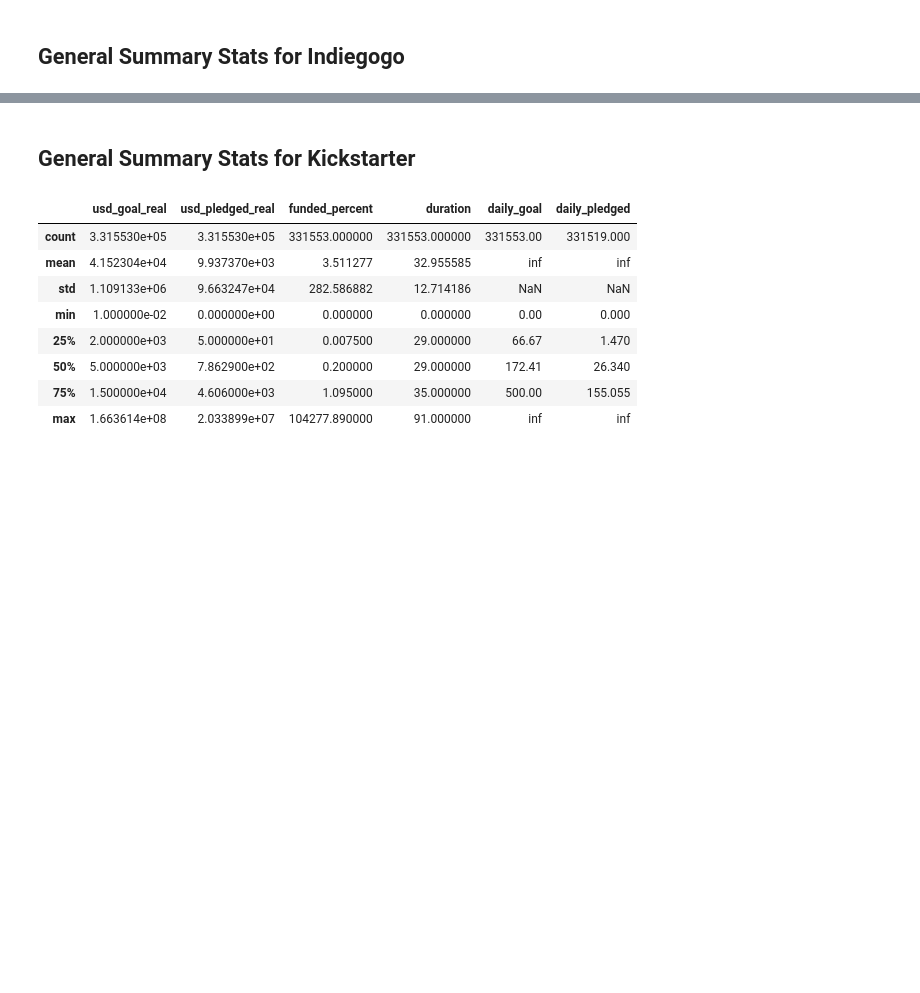
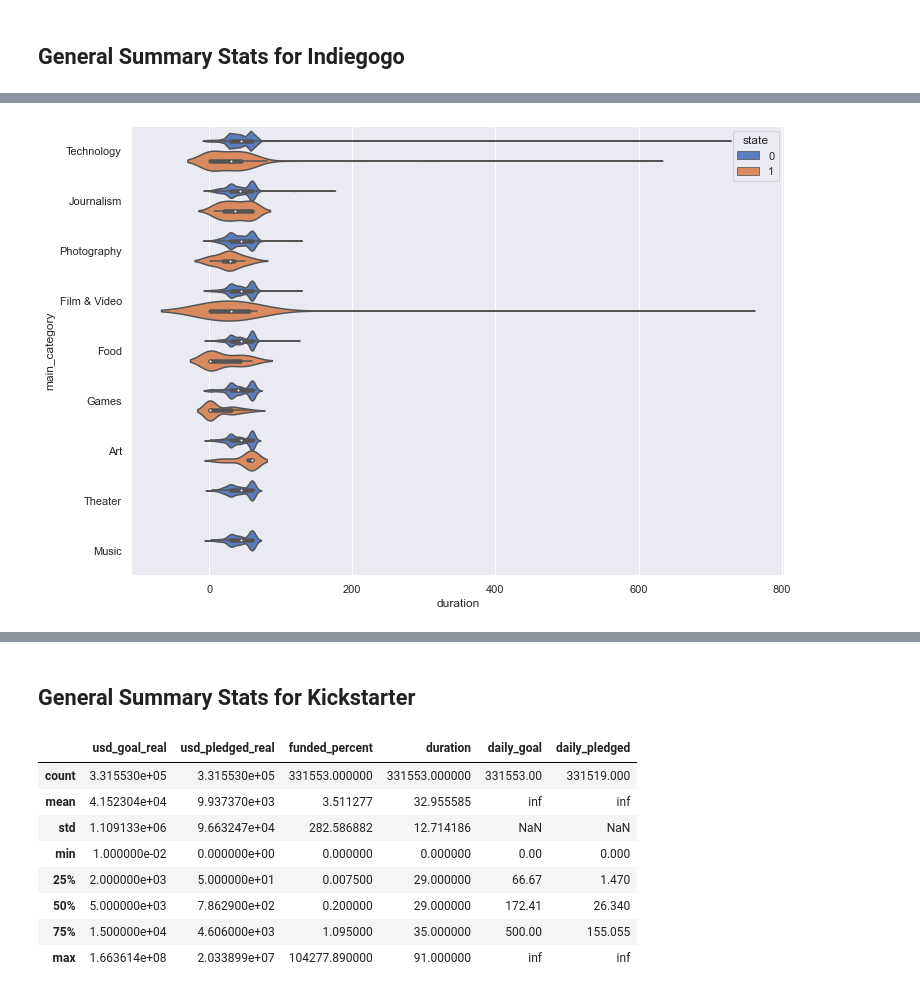
Before and after one commit to Best-Brain-Gang/Crowdfunding_Analysis, a Jupyter notebook: crowdfunding_analyzer.ipynb, the cells around one changed output, grey strips where cells are left out. Drawn from its saved outputs; the diff is of its cells as text; code cells hidden in the pictures; blank space fills up the shorter version.

Commit message:
duration violin plot for inidegogo 0/1

```diff
--- a/crowdfunding_analyzer.ipynb
+++ b/crowdfunding_analyzer.ipynb
@@ -579,0 +574,13 @@ indiegogo_summary_df_test
+# %%
+# Violin plot of duration by state
+sns.set(rc={'figure.figsize':(11.7,8.27)})
+ax = sns.violinplot(
+    x="duration",
+    y="main_category",
+    hue="state",
+    data=indiegog_data_df,
+    scale="width",
+    palette="muted"
+    )
+# %% [output]
+[figure, added]
```
Also changed, not shown: parts of 15 cells of this notebook.
